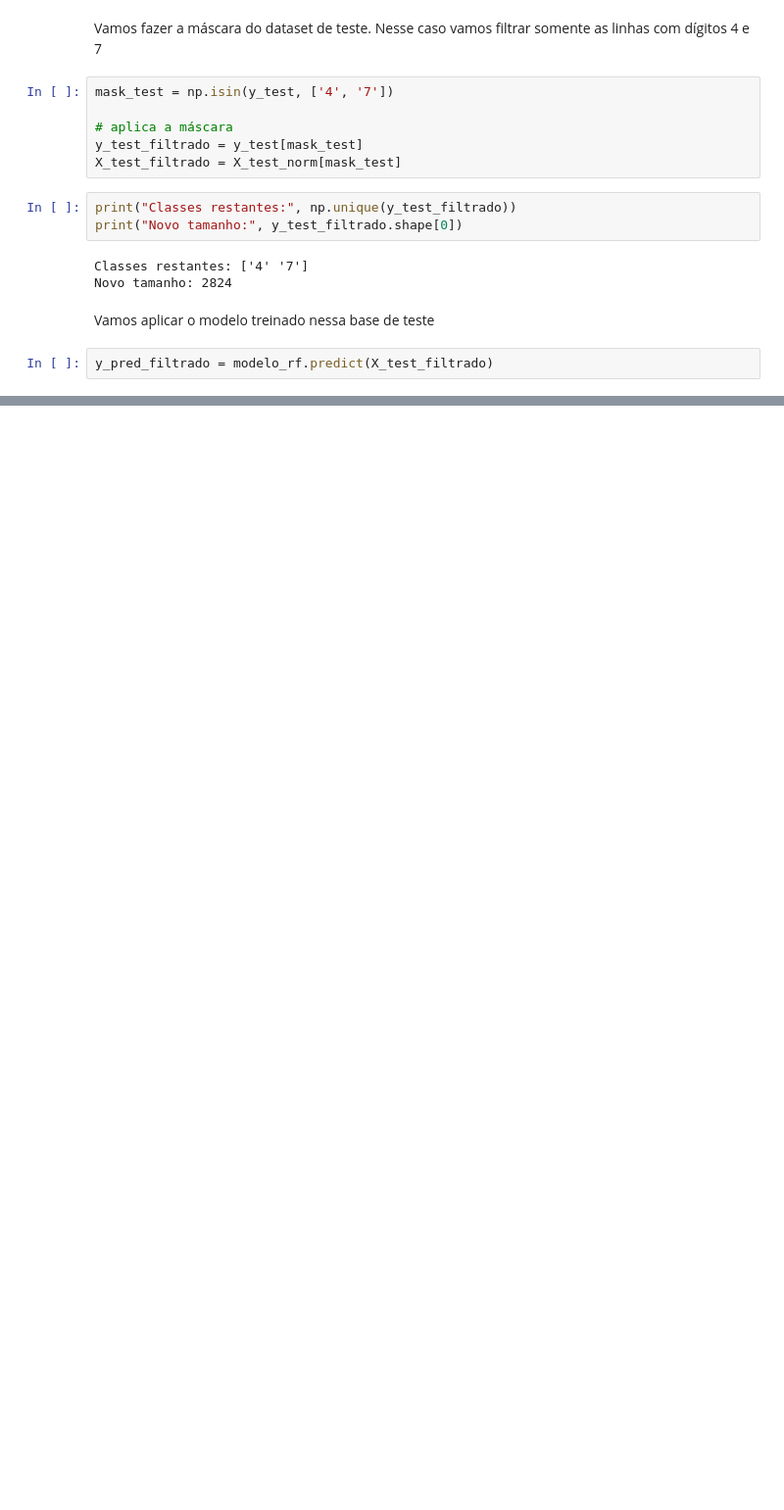
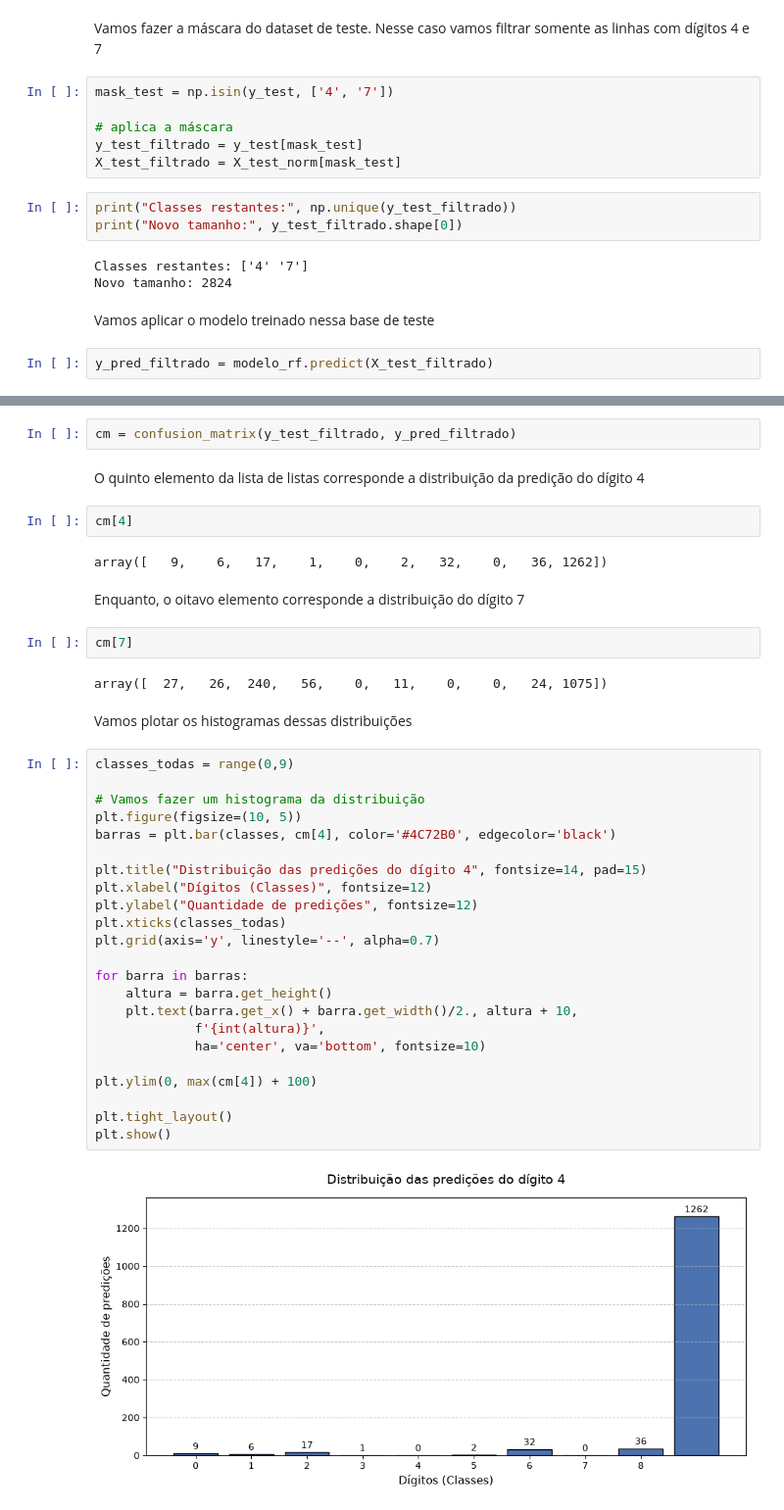
Before and after one commit to CherylHenkels/sctec-mini-projeto2, a Jupyter notebook: main.ipynb, the cells around one changed output, grey strips where cells are left out. Shown at 98% size. Cells and saved outputs as stored; diff of their text form; blank space fills up the shorter version.

Commit message:
feat: calcula matriz de confusão, plota histogramas e interpreta resultados

```diff
--- a/main.ipynb
+++ b/main.ipynb
@@ -834,0 +860,41 @@ y_pred_filtrado = modelo_rf.predict(X_test_filtrado)
+# %%
+cm = confusion_matrix(y_test_filtrado, y_pred_filtrado)
+# %% [markdown]
+O quinto elemento da lista de listas corresponde a distribuição da predição do dígito 4
+# %%
+cm[4]
+# %% [output]
+array([   9,    6,   17,    1,    0,    2,   32,    0,   36, 1262])
+# %% [markdown]
+Enquanto, o oitavo elemento corresponde a distribuição do dígito 7
+# %%
+cm[7]
+# %% [output]
+array([  27,   26,  240,   56,    0,   11,    0,    0,   24, 1075])
+# %% [markdown]
+Vamos plotar os histogramas dessas distribuições
+# %%
+classes_todas = range(0,9)
+
+# Vamos fazer um histograma da distribuição
+plt.figure(figsize=(10, 5))
+barras = plt.bar(classes, cm[4], color='#4C72B0', edgecolor='black')
+
+plt.title("Distribuição das predições do dígito 4", fontsize=14, pad=15)
+plt.xlabel("Dígitos (Classes)", fontsize=12)
+plt.ylabel("Quantidade de predições", fontsize=12)
+plt.xticks(classes_todas)
+plt.grid(axis='y', linestyle='--', alpha=0.7)
+
+for barra in barras:
+    altura = barra.get_height()
+    plt.text(barra.get_x() + barra.get_width()/2., altura + 10,
+             f'{int(altura)}',
+             ha='center', va='bottom', fontsize=10)
+
+plt.ylim(0, max(cm[4]) + 100)
+
+plt.tight_layout()
+plt.show()
+# %% [output]
+[figure, added]
```
Also changed, not shown: parts of 11 cells of this notebook.
